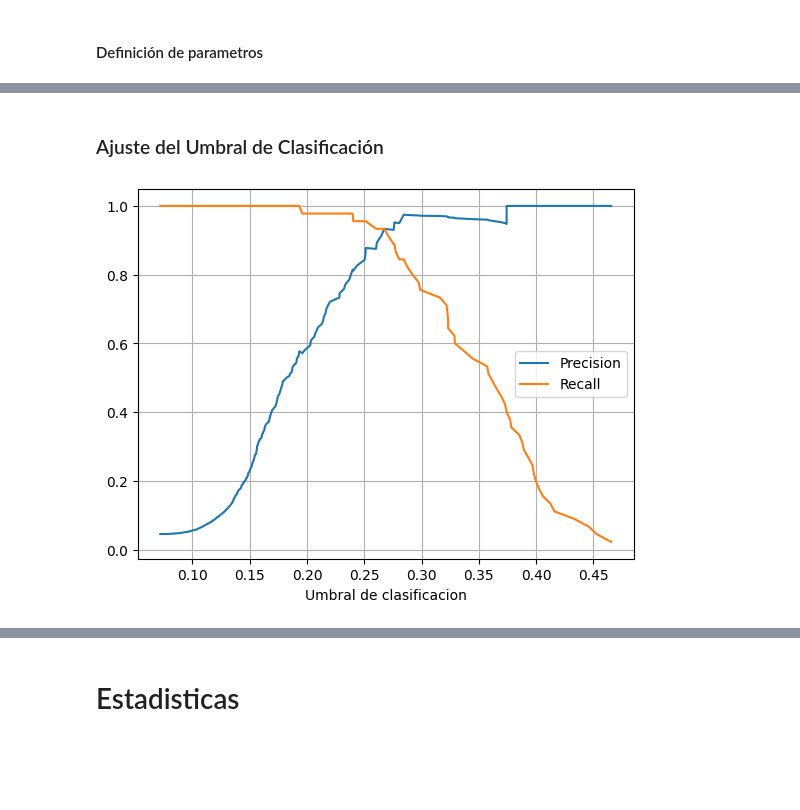
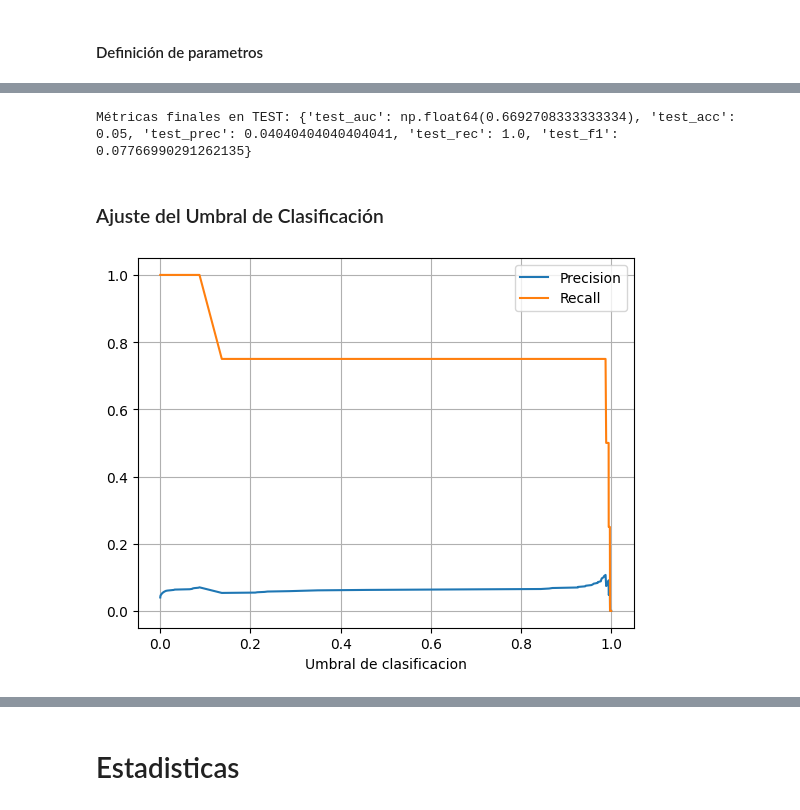
Before and after one commit to Camilabperez/Deteccion-fraude-ML, a Jupyter notebook: training/fraud-detection.ipynb, the cells around one changed output, grey strips where cells are left out. Saved outputs shown, nothing was run; the diff lists cells and outputs as text; code cells hidden in the pictures; blank space fills up the shorter version.

```diff
--- a/training/fraud-detection.ipynb
+++ b/training/fraud-detection.ipynb
@@ -806,9 +847,11 @@ x_data_fe
 Definición de métricas utilizadas para evaluar modelos
 # %%
 scoring = {
+    'roc_auc': 'roc_auc',
     'acc': make_scorer(accuracy_score),
     'precision': make_scorer(precision_score),
     'recall': make_scorer(recall_score),
     'f1': make_scorer(f1_score),
-    'auc': make_scorer(roc_auc_score),
+    'auc': make_scorer(roc_auc_score, needs_threshold=True),  # si querés mantener la clave 'auc'
+    'ap': make_scorer(average_precision_score, needs_proba=True),
 }
@@ -1826,13 +2932,12 @@ param_grid_nn_k4_core_2 = {
 pipeline = ImbPipeline(steps=[
     ('rare', RareCategoryGrouper(col='Category', min_freq=20)),
     ('feat', FeatureEngineer(
-        columns_to_drop=['TransactionID','Name','Age','Address'],
+        columns_to_drop=['TransactionID','Name','Age','Address', 'AnomalyScore'],
         ts_col='Timestamp', last_login_col='LastLogin',
         amount_col='TransactionAmount', balance_col='AccountBalance',
         category_col='Category', high_amount_q=0.75,
         add_hour_cyc=True, night_hours=(0,6)
     )),
-    ('grp', GroupStatsByID(id_col='CustomerID', score_col='AnomalyScore', m=5.0)),
     ('cust_hist', HistoryByID(id_col='CustomerID', ts_col='Timestamp',
                               amount_col='TransactionAmount', m=10.0, prefix='cust')),
     ('mch_hist', HistoryByID(id_col='MerchantID', ts_col='Timestamp',
@@ -1853,16 +2958,16 @@ pipeline = ImbPipeline(steps=[
 
 grid_search_nn = GridSearchCV(
     estimator = pipeline,
-    param_grid = param_grid_nn_k4_core_2,
+    param_grid = param_grid_3b,
     scoring = scoring,
     refit = 'auc',
-    cv = StratifiedKFold(n_splits=5, shuffle=True, random_state=42),
+    cv = StratifiedKFold(n_splits=3, shuffle=True, random_state=42),
     verbose=2,
     n_jobs=-1,
     return_train_score=True
 )
 
-grid_search_nn.fit(x_data_raw, y_data)
+grid_search_nn.fit(X_train, y_train)
 
 print("Mejores parámetros encontrados:", grid_search_nn.best_params_)
 print("Mejor puntuación:", grid_search_nn.best_score_)
@@ -1870,6 +2975,26 @@ print("Mejor puntuación:", grid_search_nn.best_score_)
 # Exportar resultados
 results_df = pd.DataFrame(grid_search_nn.cv_results_)
 results_df["auc_gap"] = results_df["mean_train_auc"] - results_df["mean_test_auc"]
-print("Generalizacion:", results_df["auc_gap"][0])
 results_df.to_csv("resultados/red_neuronal_grid_search.csv", index=False, sep='|', decimal=',')
+
+
+history = pipeline.named_steps['clf'].history_
+plt.figure(figsize=(12, 5))
+
+# Curva de Pérdida
+plt.subplot(1, 2, 1)
+plt.plot(history['loss'], label='Pérdida (Entrenamiento)')
+plt.plot(history['val_loss'], label='Pérdida (Validación)')
+plt.title('Curva de Pérdida')
+plt.xlabel('Época'); plt.ylabel('Pérdida'); plt.legend(); plt.grid(True)
+
+# Curva de AUC
+plt.subplot(1, 2, 2)
+plt.plot(history['auc'], label='AUC (Entrenamiento)')
+plt.plot(history['val_auc'], label='AUC (Validación)')
+plt.title('Curva de AUC'); plt.xlabel('Época'); plt.ylabel('AUC'); plt.legend(); plt.grid(True)
+
+plt.tight_layout()
+plt.savefig('learning_curves.png')
+print("\n¡Éxito! Gráfico 'learning_curves.png' guardado.")
 # %% [output]
@@ -1880,19 +3174,36 @@ Generalizacion: 0.18275159976730665
+# %%
+# Reenttrenamiento
+best_pipe.fit(X_train, y_train)
+# # --- Inferencia en TEST ---
+y_test_proba = best_pipe.predict_proba(X_test)[:, 1]
+y_test_pred  = (y_test_proba >= best_thr).astype(int)   # usar el umbral elegido en OOF
+
+final_metrics = {
+    'test_auc':  roc_auc_score(y_test, y_test_proba),
+    'test_acc':  accuracy_score(y_test, y_test_pred),
+    'test_prec': precision_score(y_test, y_test_pred, zero_division=0),
+    'test_rec':  recall_score(y_test, y_test_pred, zero_division=0),
+    'test_f1':   f1_score(y_test, y_test_pred, zero_division=0),
+}
+print("Métricas finales en TEST:", final_metrics)
+# %% [output]
+Métricas finales en TEST: {'test_auc': np.float64(0.6692708333333334), 'test_acc': 0.05, 'test_prec': 0.04040404040404041, 'test_rec': 1.0, 'test_f1': 0.07766990291262135}
 # %% [markdown]
 ### Ajuste del Umbral de Clasificación
 # %%
 # Después del fit
-y_scores = grid_search_nn.predict_proba(x_data_raw)[:, 1]
-prec, rec, thresholds = precision_recall_curve(y_data, y_scores)
+y_scores = grid_search_nn.predict_proba(X_test)[:, 1]
+prec, rec, thresholds = precision_recall_curve(y_test, y_scores)
 
 # Plot para elegir punto de corte
 plt.plot(thresholds, prec[:-1], label='Precision')
 plt.plot(thresholds, rec[:-1], label='Recall')
 plt.xlabel('Umbral de clasificacion')
 plt.legend()
 plt.grid()
 plt.show()
 # %% [output]
-[figure, old version]
+[figure, new version]
 # %%
 # Obtener el mejor pipeline entrenado
 best_pipeline = grid_search_nn.best_estimator_
```
Also changed, not shown: parts of 72 cells of this notebook, 1 other file.
